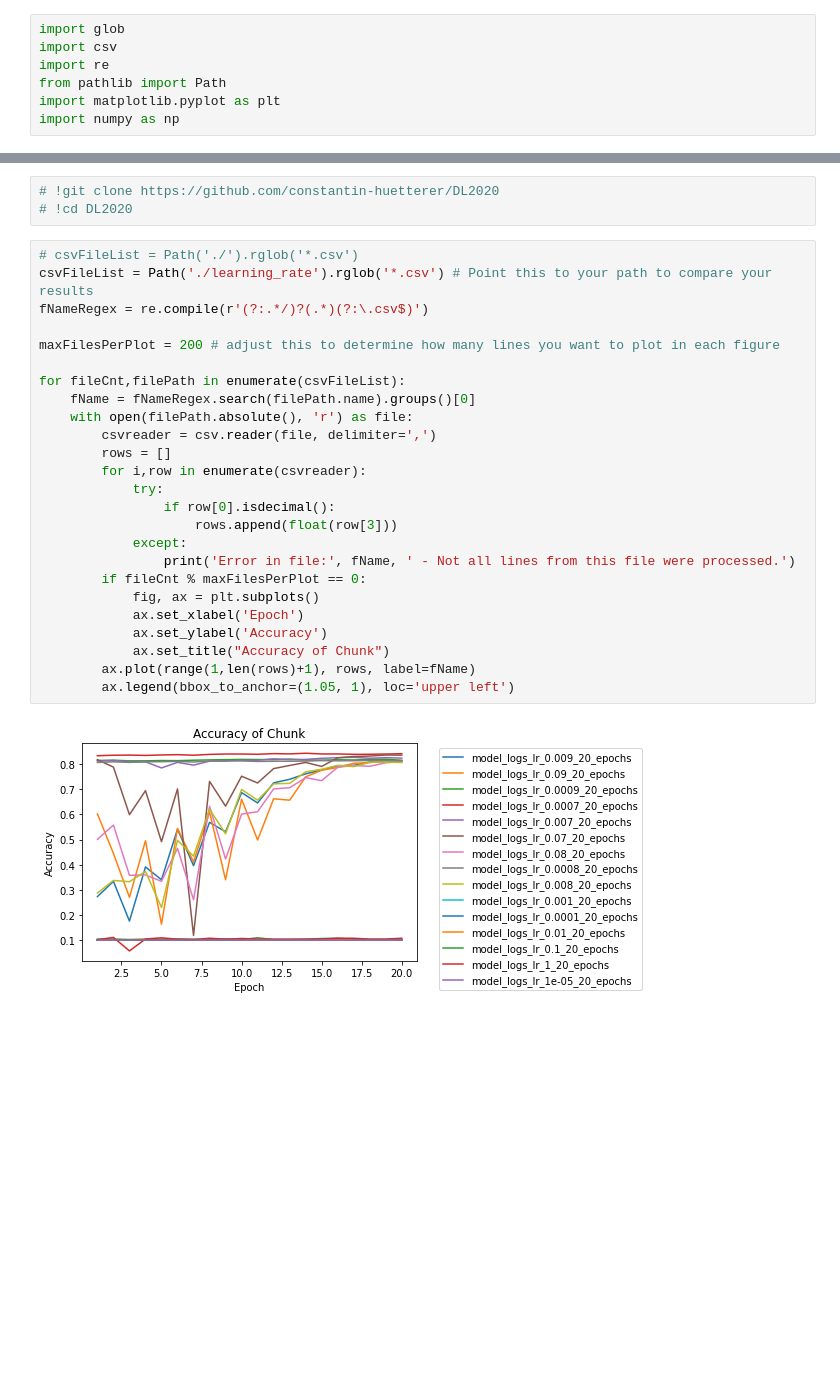
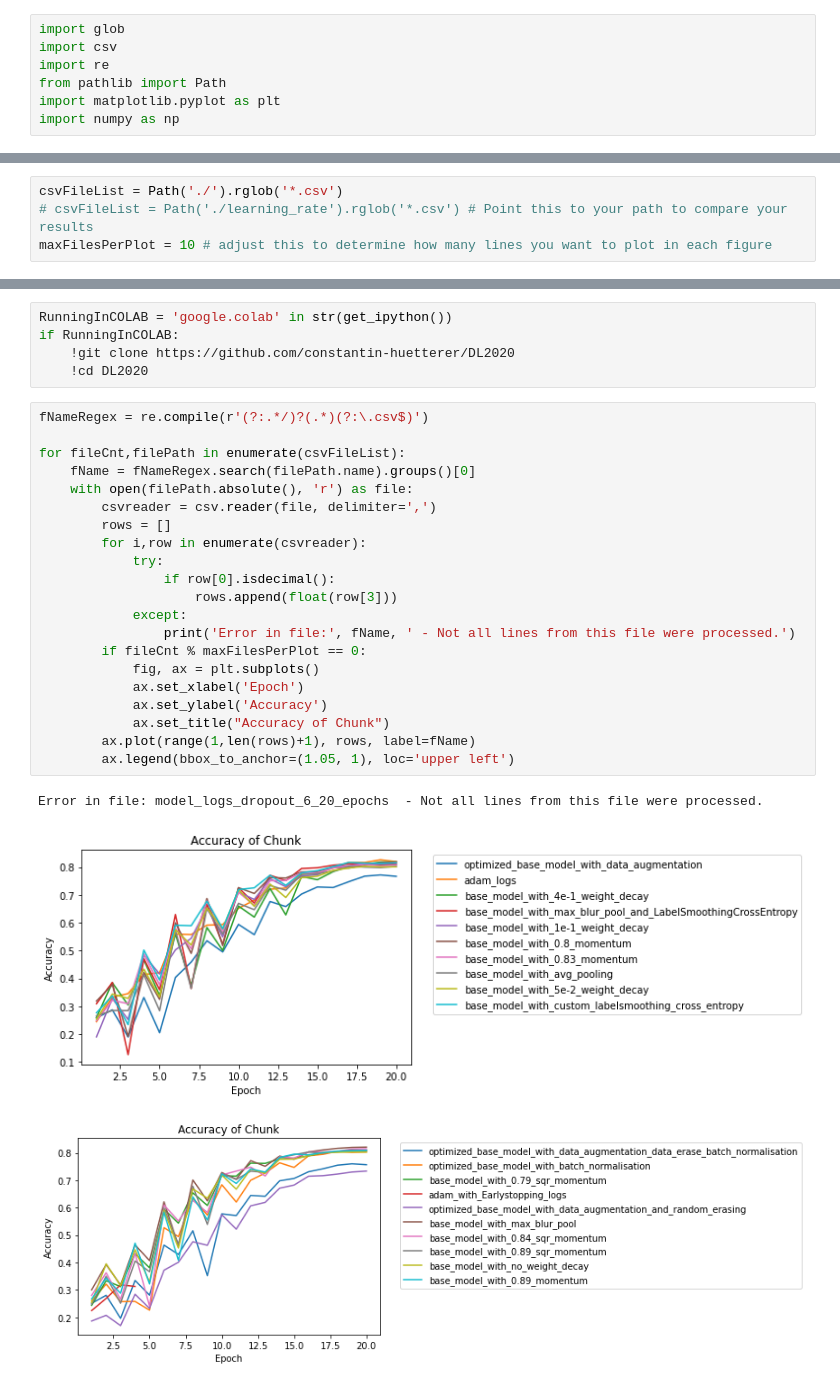
Before and after one commit to CeadeS/DL2020, a Jupyter notebook: accuracy_check.ipynb, the cells around one changed output, grey strips where cells are left out. Saved outputs shown, nothing was run; the diff lists cells and outputs as text; blank space fills up the shorter version.

Commit message:
add colab-awareness of plot-script
update graphs

```diff
--- a/accuracy_check.ipynb
+++ b/accuracy_check.ipynb
@@ -8 +10,5 @@ import numpy as np
+# %%
+csvFileList = Path('./').rglob('*.csv')
+# csvFileList = Path('./learning_rate').rglob('*.csv') # Point this to your path to compare your results
+maxFilesPerPlot = 10 # adjust this to determine how many lines you want to plot in each figure
 # %% [markdown]
@@ -10,30 +16,30 @@ import numpy as np
 # %%
-# !git clone https://github.com/constantin-huetterer/DL2020
-# !cd DL2020
+RunningInCOLAB = 'google.colab' in str(get_ipython())
+if RunningInCOLAB:
+    !git clone https://github.com/constantin-huetterer/DL2020
+    !cd DL2020
 # %%
-# csvFileList = Path('./').rglob('*.csv')
-csvFileList = Path('./learning_rate').rglob('*.csv') # Point this to your path to compare your results
 fNameRegex = re.compile(r'(?:.*/)?(.*)(?:\.csv$)')
-
-maxFilesPerPlot = 200 # adjust this to determine how many lines you want to plot in each figure
 
 for fileCnt,filePath in enumerate(csvFileList):
     fName = fNameRegex.search(filePath.name).groups()[0]
     with open(filePath.absolute(), 'r') as file:
         csvreader = csv.reader(file, delimiter=',')
         rows = []
         for i,row in enumerate(csvreader):
             try:
                 if row[0].isdecimal():
                     rows.append(float(row[3]))
             except:
                 print('Error in file:', fName, ' - Not all lines from this file were processed.')
         if fileCnt % maxFilesPerPlot == 0:
             fig, ax = plt.subplots()
             ax.set_xlabel('Epoch')
             ax.set_ylabel('Accuracy')
             ax.set_title("Accuracy of Chunk")
         ax.plot(range(1,len(rows)+1), rows, label=fName)
         ax.legend(bbox_to_anchor=(1.05, 1), loc='upper left')
 # %% [output]
+Error in file: model_logs_dropout_6_20_epochs  - Not all lines from this file were processed.
-[figure, old version]
+[figure, new version]
+[figure, added]
```
Also changed, not shown: parts of 3 cells of this notebook.
